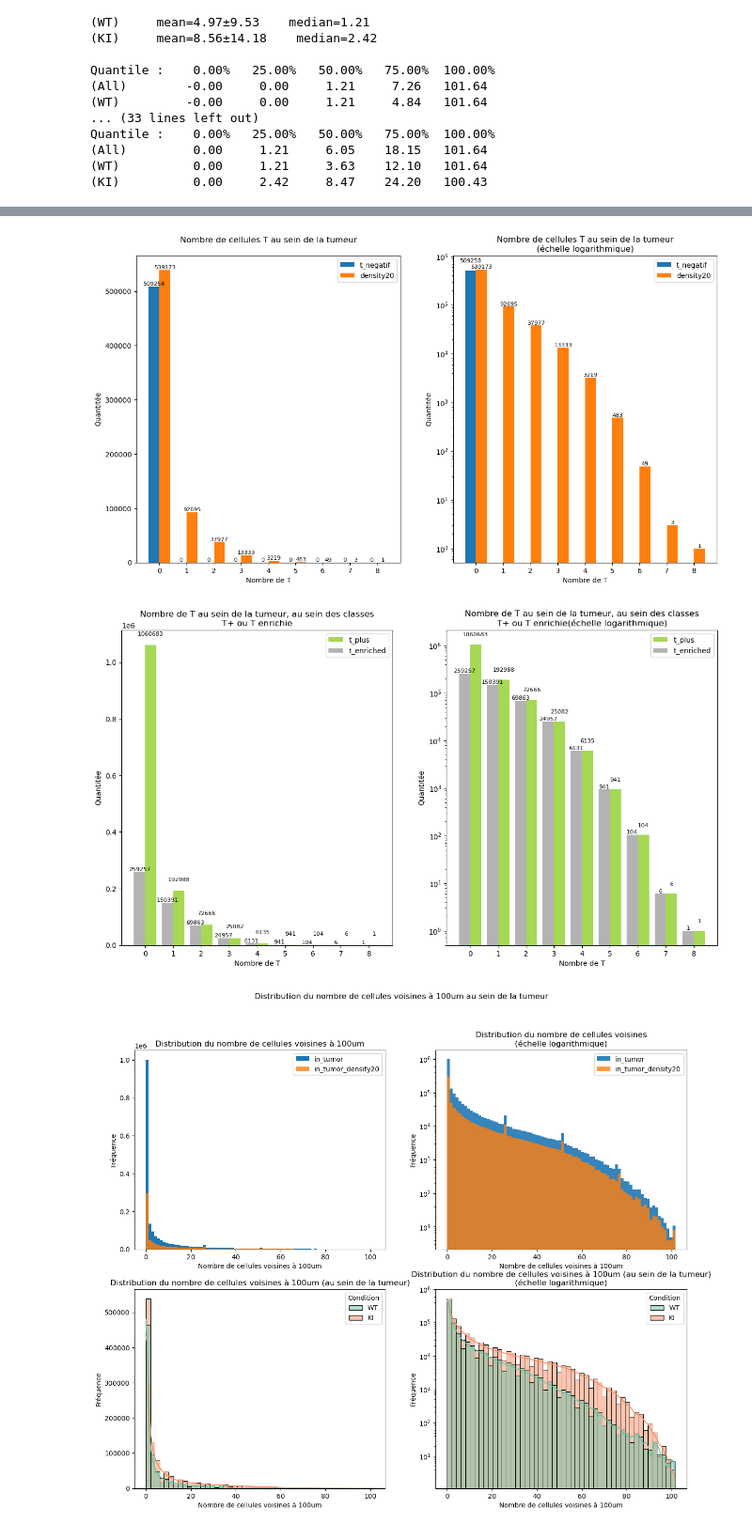
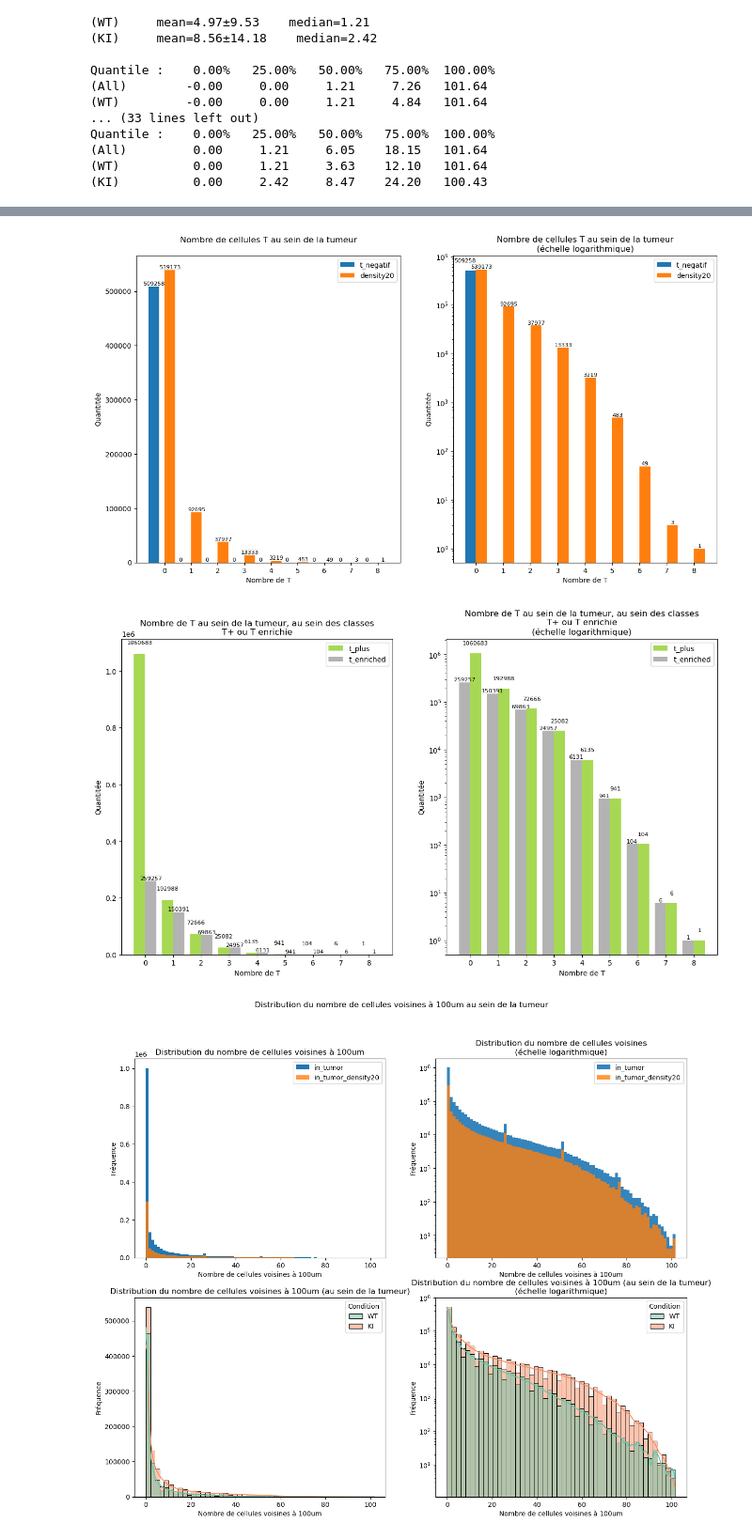
Before and after one commit to Trysis/TumorMEC, a Jupyter notebook: src/analysis.ipynb, the cells around one changed output, grey strips where cells are left out. Shown at 94% size. Drawn from its saved outputs; the diff is of its cells as text; code cells hidden in the pictures.

```diff
--- a/src/analysis.ipynb
+++ b/src/analysis.ipynb
@@ -870,11 +887,14 @@ plt.show()
 table_cd3_zones = df_cd3_zones_in["Cells"].value_counts().to_frame().reset_index(level=0)["Cells"].to_frame()
 table_cd3_zones["count_density"] = df_cd3_zones_in[mask_cd3_density_in]["Cells"].value_counts().values
 table_cd3_zones["count_density_plus"] = df_cd3_zones_in[mask_cd3_density_in & mask_t_plus]["Cells"].value_counts().values
-table_cd3_zones["count_t_enriched"] = df_cd3_zones_in[mask_t_enriched]["Cells"].value_counts().values
-
+table_cd3_zones["count_density_enriched"] = df_cd3_zones_in[mask_cd3_density_in & mask_t_enriched]["Cells"].value_counts().values
+table_cd3_zones["count_density_enriched_2"] = df_cd3_zones_in[mask_cd3_density_in & mask_t_enriched_2]["Cells"].value_counts().values
 table_cd3_zones = table_cd3_zones.join(
     df_cd3_zones_in[mask_t_plus]["Cells"].value_counts().to_frame().rename(columns={"count": "count_t_plus"})
 )
+table_cd3_zones["count_t_enriched"] = df_cd3_zones_in[mask_t_enriched]["Cells"].value_counts().values
+table_cd3_zones["count_t_enriched_2"] = df_cd3_zones_in[mask_t_enriched_2]["Cells"].value_counts().values
+
 table_cd3_zones = table_cd3_zones.join(
     df_cd3_zones_in[~mask_t_plus]["Cells"].value_counts().to_frame().rename(columns={"count": "count_t_negatif"})
 )
@@ -1626,22 +1328,22 @@ NameError: name 'legend_patch' is not defined
 width = 0.4
 ## Number of observation
 fig, (ax1, ax2) = plt.subplots(1, 2, figsize=(15,8))
-ax1.bar(table_cd3["Cells"]-width/2, table_cd3["count_t_negatif"], width=width, label="t_negatif")
-ax1.bar(table_cd3["Cells"]+width/2, table_cd3["count_density"], width=width, label="density20")
+ax1.bar(table_cd3_zones["Cells"]-width, table_cd3_zones["count_t_negatif"], width=width, label="t_negatif")
+ax1.bar(table_cd3_zones["Cells"]+width/2, table_cd3_zones["count_density"], width=width, label="density20")
 ax1.bar_label(ax1.containers[0], fontsize=8)
 ax1.bar_label(ax1.containers[1], fontsize=8)
-ax1.set_xticks(table_cd3["Cells"])
+ax1.set_xticks(table_cd3_zones["Cells"])
 ax1.legend()
 
 ax1.set_title("Nombre de cellules T au sein de la tumeur\n")
 ax1.set_xlabel("Nombre de T")
 ax1.set_ylabel("Quantitée")
 
-ax2.bar(table_cd3["Cells"]+-width/2, table_cd3["count_t_negatif"], width=width, label="t_negatif")
-ax2.bar(table_cd3["Cells"]+width/2, table_cd3["count_density"], width=width, label="density20")
+ax2.bar(table_cd3_zones["Cells"]+-width/2, table_cd3_zones["count_t_negatif"], width=width, label="t_negatif")
+ax2.bar(table_cd3_zones["Cells"]+width/2, table_cd3_zones["count_density"], width=width, label="density20")
 ax2.bar_label(ax1.containers[0], padding=10, fontsize=8)
 ax2.bar_label(ax1.containers[1], fontsize=8)
-ax2.set_xticks(table_cd3["Cells"])
+ax2.set_xticks(table_cd3_zones["Cells"])
 ax2.legend()
 ax2.set_yscale("log")
 
@@ -1655,41 +1357,44 @@ plt.show()
 
 ## On t_enriched & t_plus
 width = 0.4
 ## Number of observation
 fig, (ax1, ax2) = plt.subplots(1, 2, figsize=(15,8))
-ax1.bar(table_cd3["Cells"]+width/2, table_cd3["count_t_plus"], width=width, color=color_t_plus, label="t_plus")
-ax1.bar(table_cd3["Cells"]+-width/2, table_cd3["count_t_enriched"], width=width, color=color_t_enriched, label="t_enriched")
+ax1.bar(table_cd3_zones["Cells"]-width/2, table_cd3_zones["count_t_plus"], width=width, color=color_t_plus, label="t_plus")
+ax1.bar(table_cd3_zones["Cells"]+width/2, table_cd3_zones["count_t_enriched"], width=width, color=color_t_enriched, label="t_enriched")
+#ax1.bar(table_cd3_zones["Cells"]+2*width-1.5*width, table_cd3_zones["count_t_enriched_2"], width=width, color=color_t_enriched_2, label="t_enriched_2")
 ax1.bar_label(ax1.containers[0], padding=12, fontsize=8, fmt=lambda k: f"{k:.0f}")
 ax1.bar_label(ax1.containers[1], fontsize=8, fmt=lambda k: f"{k:.0f}")
-ax1.set_xticks(table_cd3["Cells"])
+ax1.set_xticks(table_cd3_zones["Cells"])
 ax1.legend()
 
 ax1.set_title("Nombre de T au sein de la tumeur, au sein des classes\nT+ ou T enrichie")
 ax1.set_xlabel("Nombre de T")
 ax1.set_ylabel("Quantitée")
 
 ax2.bar(
-    table_cd3["Cells"]+width/2, table_cd3["count_t_plus"], width=width, color=color_t_plus, label="t_plus"
+    table_cd3_zones["Cells"]+width/2, table_cd3_zones["count_t_plus"], width=width, color=color_t_plus, label="t_plus"
 )
 ax2.bar(
-    table_cd3["Cells"]+-width/2, table_cd3["count_t_enriched"], width=width, color=color_t_enriched, label="t_enriched"
+    table_cd3_zones["Cells"]+-width/2, table_cd3_zones["count_t_enriched"], width=width, color=color_t_enriched, label="t_enriched"
 )
 ax2.bar_label(ax2.containers[0],  padding=10, fontsize=8, fmt=lambda k: f"{k:.0f}")
 ax2.bar_label(ax2.containers[1], fontsize=8, fmt=lambda k: f"{k:.0f}")
-ax2.set_xticks(table_cd3["Cells"])
+ax2.set_xticks(table_cd3_zones["Cells"])
 ax2.legend()
 ax2.set_yscale("log")
 
 ax2.set_title(
     "Nombre de T au sein de la tumeur, au sein des classes\nT+ ou T enrichie\n"
     "(échelle logarithmique)"
 )
 ax2.set_xlabel("Nombre de T")
 ax2.set_ylabel("Quantitée")
 plt.show()
+
+# TODO : Add t_enriched_2
 # %% [output]
-[figure, old version]
+[figure, new version]
-[figure, old version]
+[figure, new version]
 # %%
 # Distribution du nombre de cellules voisines
 #
```
Also changed, not shown: parts of 65 cells of this notebook, 8 other files.
